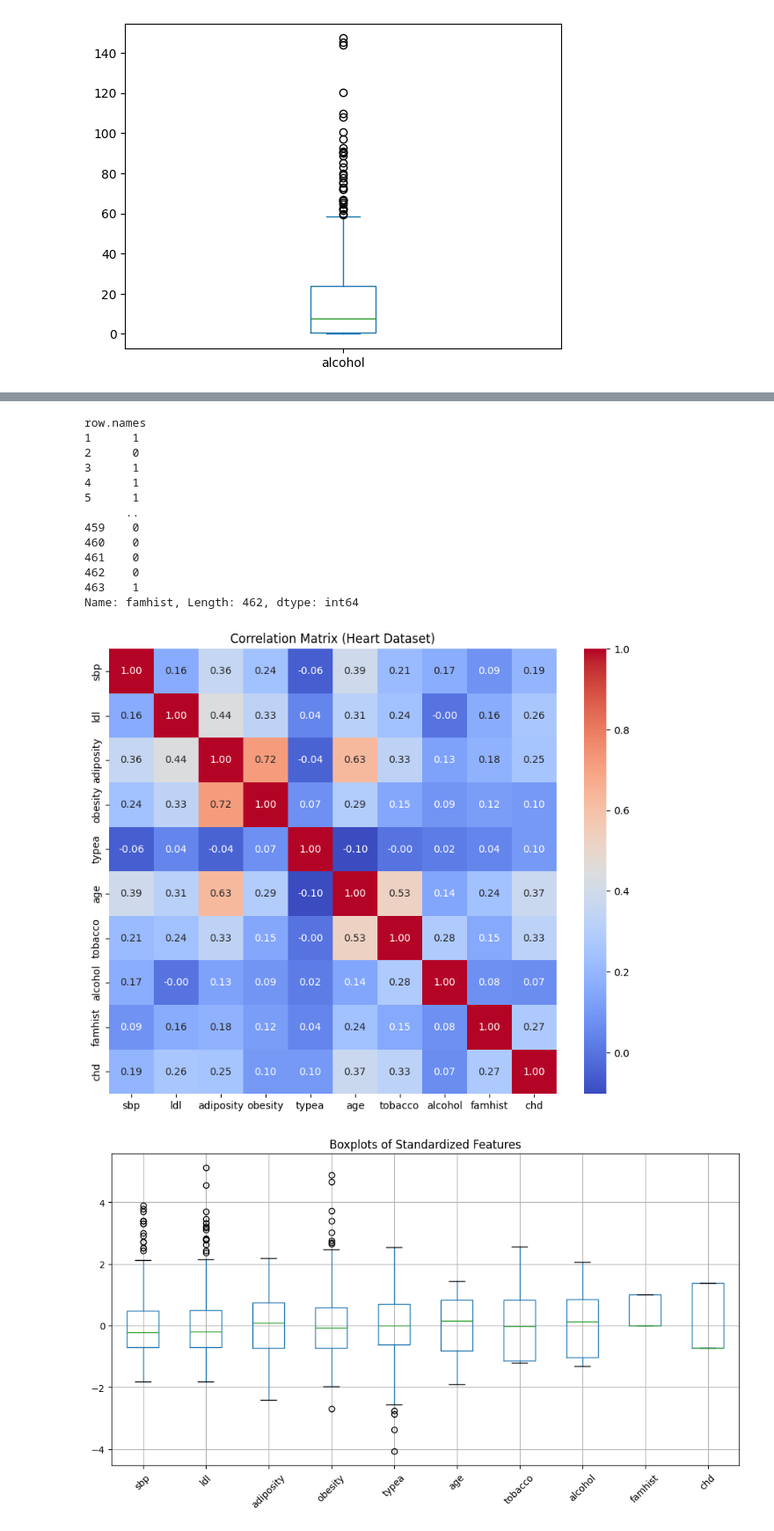
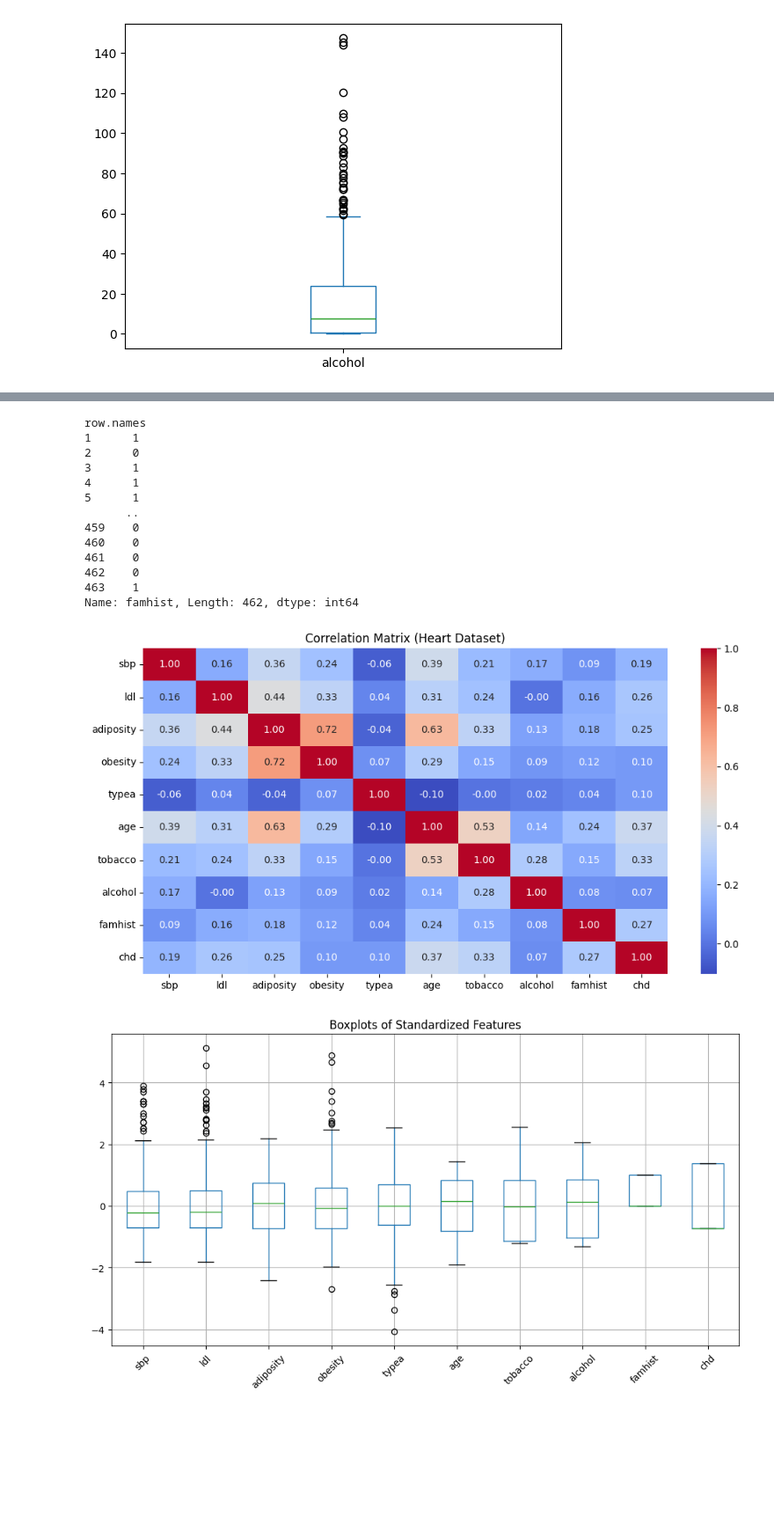
Before and after one commit to rifolio/dtu-projects-2025-autumn, a Jupyter notebook: machine-learning/ML-project-1.ipynb, the cells around one changed output, grey strips where cells are left out. Shown at 88% size. Cells and saved outputs as stored; diff of their text form; code cells hidden in the pictures; blank space fills up the shorter version.

```diff
--- a/machine-learning/ML-project-1.ipynb
+++ b/machine-learning/ML-project-1.ipynb
@@ -130,35 +130,35 @@ plt.show()
 df_heart["famhist"] = df_heart["famhist"].map({"Present": 1, "Absent": 0})
 
 columns_to_log_transform = ["tobacco", "alcohol"]
 for column in columns_to_log_transform:
     df_heart[column] = np.log1p(df_heart[column])
 
 
 print(df_heart["famhist"])
 # plot as matrix
 np.corrcoef(df_heart)
 corr_matrix = df_heart.corr()
 
 # Plot
-plt.figure(figsize=(10, 8))
+plt.figure(figsize=(12, 6))
 sns.heatmap(corr_matrix, annot=True, fmt=".2f", cmap="coolwarm", cbar=True)
 plt.title("Correlation Matrix (Heart Dataset)")
 plt.show()
 # %% [output]
 row.names
 1      1
 2      0
 3      1
 4      1
 5      1
       ..
 459    0
 460    0
 461    0
 462    0
 463    1
 Name: famhist, Length: 462, dtype: int64
-[figure, old version]
+[figure, new version]
 # %%
 # standarize all columns except famhist
 df_heart_standarized = (df_heart - df_heart.mean()) / df_heart.std()
```
Also changed, not shown: parts of 17 cells of this notebook, 1 other file.
